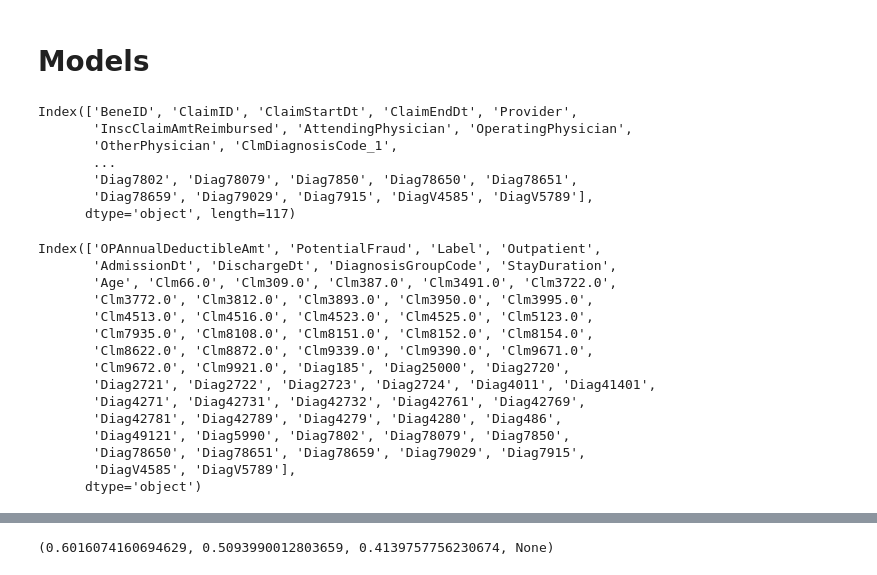
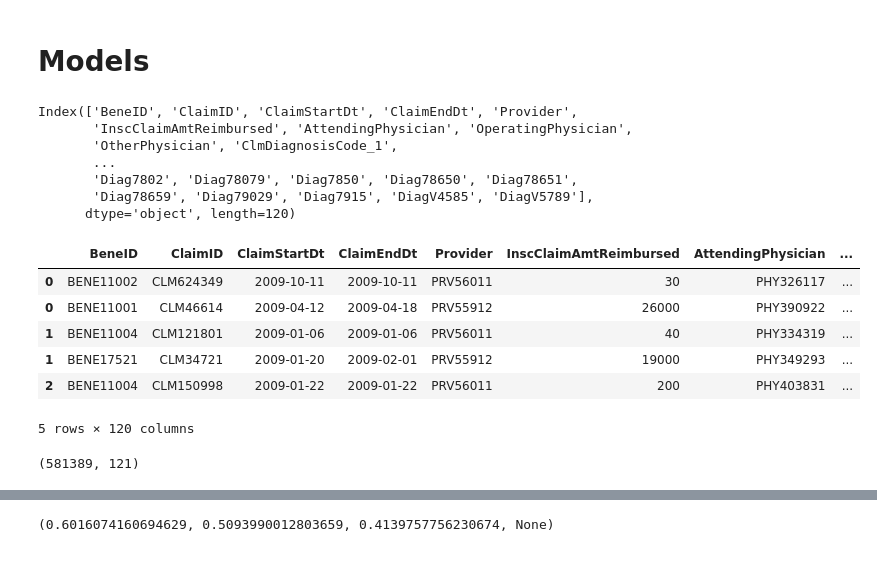
Before and after one commit to ingridchien/medical-provider-fraud-detection, a Jupyter notebook: Analysis.ipynb, the cells around one changed output, grey strips where cells are left out. Cells and saved outputs as stored; diff of their text form; code cells hidden in the pictures.

```diff
--- a/Analysis.ipynb
+++ b/Analysis.ipynb
@@ -195,6 +181,9 @@ today = datetime(2022, 1, 1)
 full_train['DOD'].fillna(today)
 full_train['Age'] = ((today - full_train['DOB']).dt.days)/365
 
+full_train = full_train.join(pd.get_dummies(full_train['Race'], drop_first=True))
+full_train = full_train.rename(columns={2: "Race1", 3: "Race2", 5: "Race3"})
+
 full_train = full_train.fillna(0)
 full_train = full_train.drop_duplicates()
 # %%
@@ -262,29 +235,25 @@ Index(['BeneID', 'ClaimID', 'ClaimStartDt', 'ClaimEndDt', 'Provider',
        ...
        'Diag7802', 'Diag78079', 'Diag7850', 'Diag78650', 'Diag78651',
        'Diag78659', 'Diag79029', 'Diag7915', 'DiagV4585', 'DiagV5789'],
-      dtype='object', length=117)
+      dtype='object', length=120)
+# %%
+full_train.head()
+# %% [output]
+|  | BeneID | ClaimID | ClaimStartDt | ClaimEndDt | Provider | InscClaimAmtReimbursed | AttendingPhysician | ... |
+| 0 | BENE11002 | CLM624349 | 2009-10-11 | 2009-10-11 | PRV56011 | 30 | PHY326117 | ... |
+| 0 | BENE11001 | CLM46614 | 2009-04-12 | 2009-04-18 | PRV55912 | 26000 | PHY390922 | ... |
+| 1 | BENE11004 | CLM121801 | 2009-01-06 | 2009-01-06 | PRV56011 | 40 | PHY334319 | ... |
+| 1 | BENE17521 | CLM34721 | 2009-01-20 | 2009-02-01 | PRV55912 | 19000 | PHY349293 | ... |
+| 2 | BENE11004 | CLM150998 | 2009-01-22 | 2009-01-22 | PRV56011 | 200 | PHY403831 | ... |
+5 rows × 120 columns
 # %%
 full_train.to_csv('data/full_train.csv')
 # %%
 full_train = pd.read_csv('data/full_train.csv')
 # %%
-full_train.columns[50:]
+full_train.shape
 # %% [output]
-Index(['OPAnnualDeductibleAmt', 'PotentialFraud', 'Label', 'Outpatient',
-       'AdmissionDt', 'DischargeDt', 'DiagnosisGroupCode', 'StayDuration',
-       'Age', 'Clm66.0', 'Clm309.0', 'Clm387.0', 'Clm3491.0', 'Clm3722.0',
-       'Clm3772.0', 'Clm3812.0', 'Clm3893.0', 'Clm3950.0', 'Clm3995.0',
-       'Clm4513.0', 'Clm4516.0', 'Clm4523.0', 'Clm4525.0', 'Clm5123.0',
-       'Clm7935.0', 'Clm8108.0', 'Clm8151.0', 'Clm8152.0', 'Clm8154.0',
-       'Clm8622.0', 'Clm8872.0', 'Clm9339.0', 'Clm9390.0', 'Clm9671.0',
-       'Clm9672.0', 'Clm9921.0', 'Diag185', 'Diag25000', 'Diag2720',
-       'Diag2721', 'Diag2722', 'Diag2723', 'Diag2724', 'Diag4011', 'Diag41401',
-       'Diag4271', 'Diag42731', 'Diag42732', 'Diag42761', 'Diag42769',
-       'Diag42781', 'Diag42789', 'Diag4279', 'Diag4280', 'Diag486',
-       'Diag49121', 'Diag5990', 'Diag7802', 'Diag78079', 'Diag7850',
-       'Diag78650', 'Diag78651', 'Diag78659', 'Diag79029', 'Diag7915',
-       'DiagV4585', 'DiagV5789'],
-      dtype='object')
+(581389, 121)
 # %%
 # simple SLR
 columns = ['InscClaimAmtReimbursed','Gender', 'Race',
```
Also changed, not shown: parts of 18 cells of this notebook.
